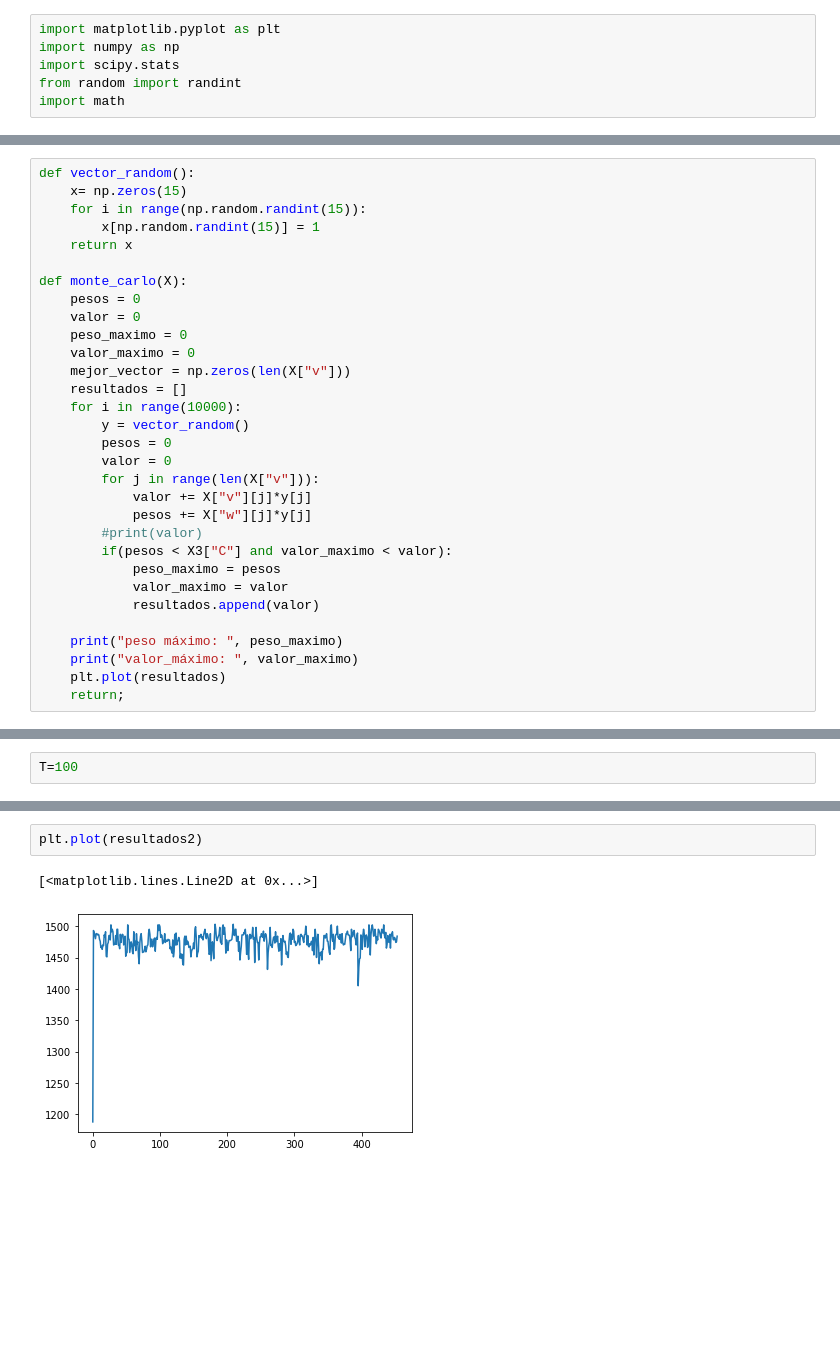
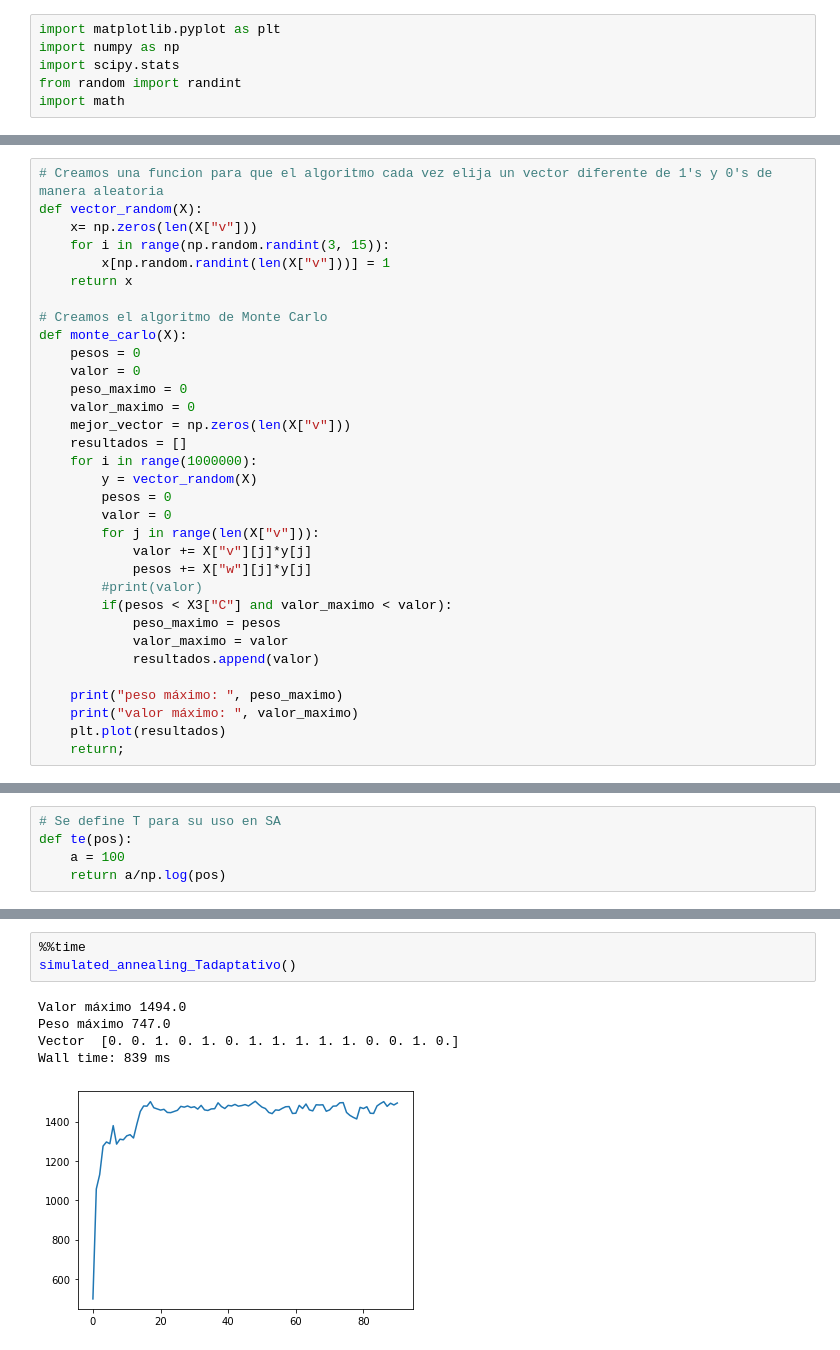
Before and after one commit to felipeisj/MCMC-PyMC3, a Jupyter notebook: actividad1.ipynb, the cells around one changed output, grey strips where cells are left out. Drawn from its saved outputs; the diff is of its cells as text; blank space fills up the shorter version.

```diff
--- a/actividad1.ipynb
+++ b/actividad1.ipynb
@@ -73,10 +73,12 @@ import math
 # %%
-def vector_random():
-    x= np.zeros(15)
-    for i in range(np.random.randint(15)):
-        x[np.random.randint(15)] = 1
+# Creamos una funcion para que el algoritmo cada vez elija un vector diferente de 1's y 0's de manera aleatoria
+def vector_random(X):
+    x= np.zeros(len(X["v"]))
+    for i in range(np.random.randint(3, 15)):
+        x[np.random.randint(len(X["v"]))] = 1
     return x
 
+# Creamos el algoritmo de Monte Carlo
 def monte_carlo(X):
     pesos = 0
     valor = 0
@@ -84,8 +86,8 @@ def monte_carlo(X):
     valor_maximo = 0
     mejor_vector = np.zeros(len(X["v"]))
     resultados = []
-    for i in range(10000):
-        y = vector_random()
+    for i in range(1000000):
+        y = vector_random(X)
         pesos = 0
         valor = 0
         for j in range(len(X["v"])):
@@ -98,6 +100,6 @@ def monte_carlo(X):
             resultados.append(valor)
 
     print("peso máximo: ", peso_maximo)
-    print("valor_máximo: ", valor_maximo)
+    print("valor máximo: ", valor_maximo)
     plt.plot(resultados)
     return;
@@ -110,2 +105,0 @@ valor_máximo:  1492.0
-# %%
-T=100
@@ -112 +117,6 @@ T=100
+# %%
+# Se define T para su uso en SA
+def te(pos):
+    a = 100
+    return a/np.log(pos)
 # %%
@@ -172,5 +159,9 @@ for n in range(1, mix_time):
-# %%
-plt.plot(resultados2)
-# %% [output]
-[<matplotlib.lines.Line2D at 0x...>]
-[figure, removed]
+# %%
+%%time
+simulated_annealing_Tadaptativo()
+# %% [output]
+Valor máximo 1494.0
+Peso máximo 747.0
+Vector  [0. 0. 1. 0. 1. 0. 1. 1. 1. 1. 1. 0. 0. 1. 0.]
+Wall time: 839 ms
+[figure, added]
```
Also changed, not shown: parts of 18 cells of this notebook.
